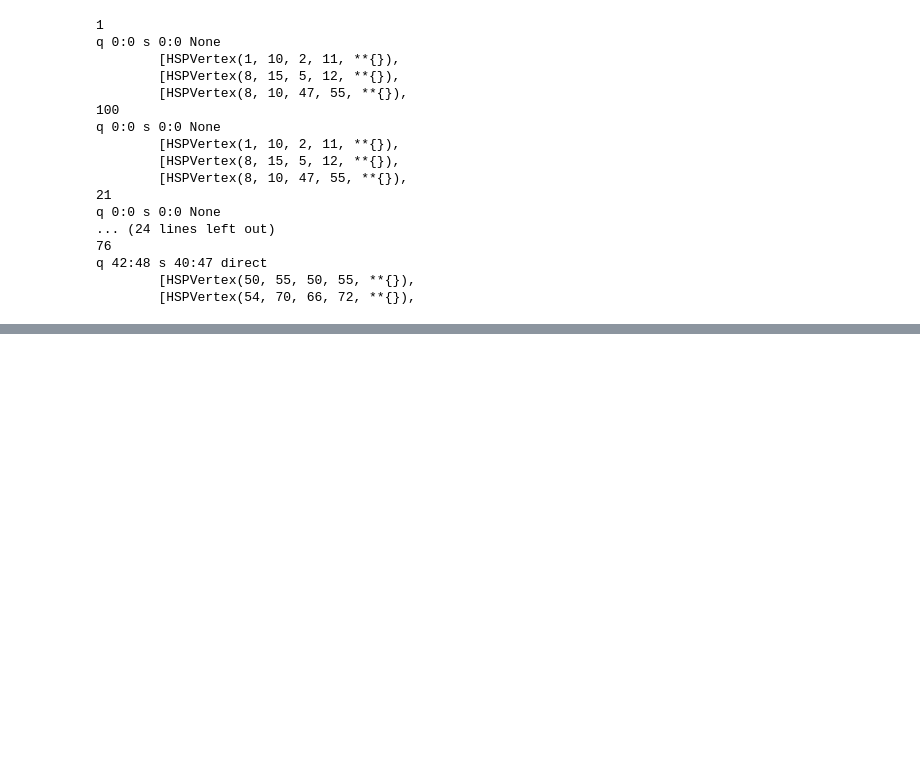
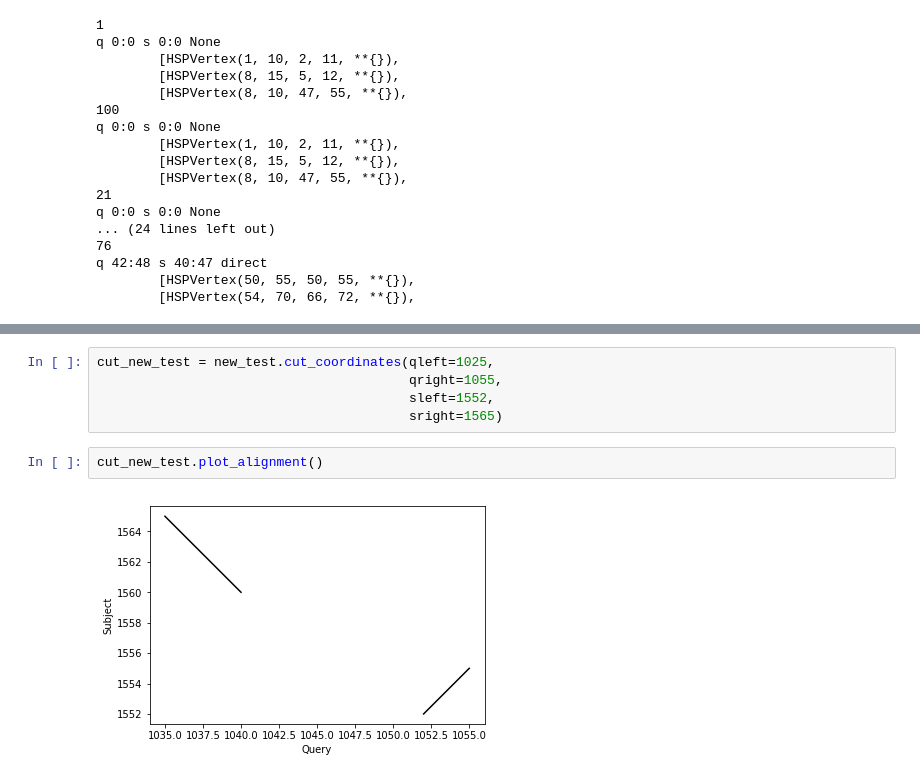
Before and after one commit to dmitrymyl/miscellaneous, a Jupyter notebook: HSP_wiring.ipynb, the cells around one changed output, grey strips where cells are left out. Saved outputs shown, nothing was run; the diff lists cells and outputs as text; blank space fills up the shorter version.

```diff
--- a/HSP_wiring.ipynb
+++ b/HSP_wiring.ipynb
@@ -871,0 +897,9 @@ q 42:48 s 40:47 direct
+# %%
+cut_new_test = new_test.cut_coordinates(qleft=1025,
+                                        qright=1055,
+                                        sleft=1552,
+                                        sright=1565)
+# %%
+cut_new_test.plot_alignment()
+# %% [output]
+[figure, added]
```
Also changed, not shown: parts of 16 cells of this notebook.
